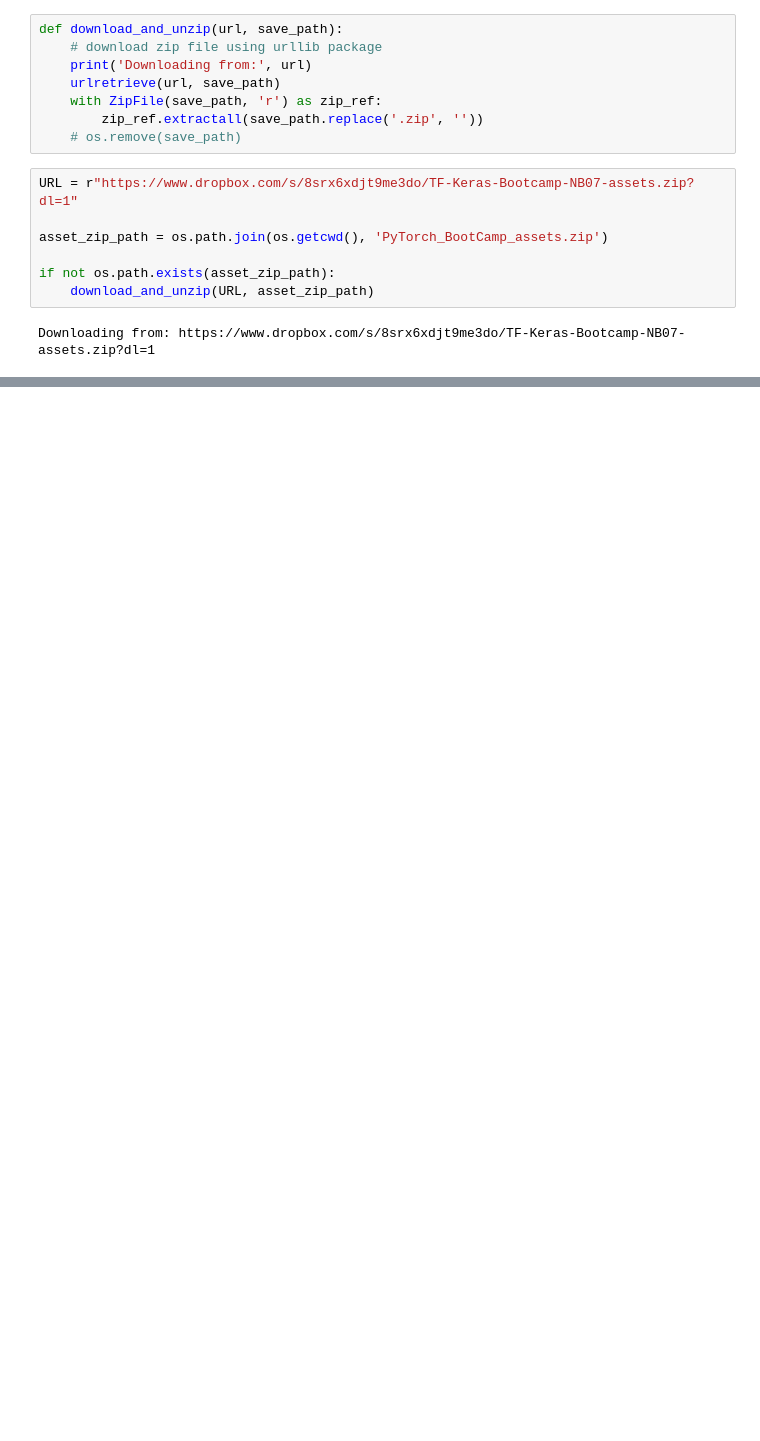
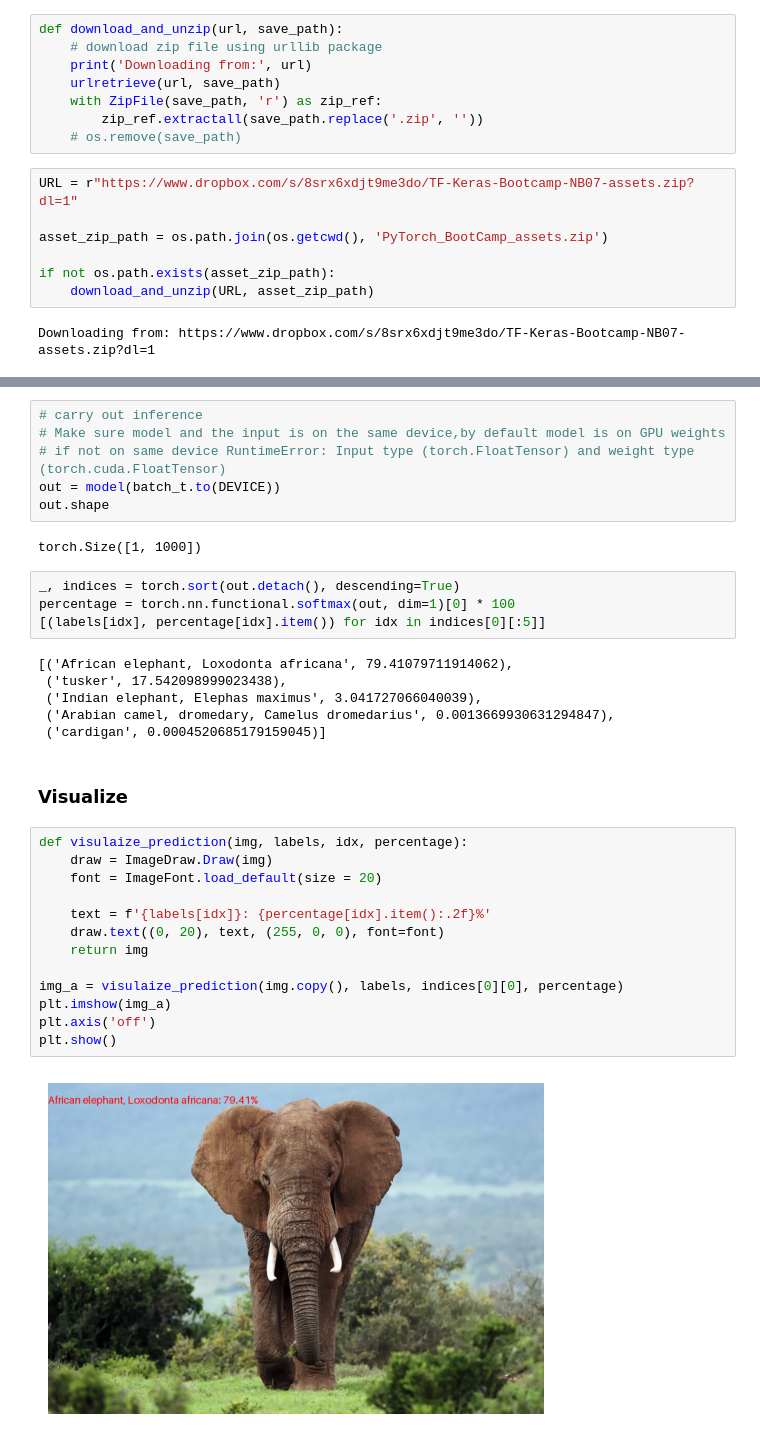
Before and after one commit to Jaiaaryan/CV_using_DL, a Jupyter notebook: 5_Pretrained_models.ipynb, the cells around one changed output, grey strips where cells are left out. Cells and saved outputs as stored; diff of their text form; blank space fills up the shorter version.

```diff
--- a/5_Pretrained_models.ipynb
+++ b/5_Pretrained_models.ipynb
@@ -37,0 +148,35 @@ Downloading from: https://www.dropbox.com/s/8srx6xdjt9me3do/TF-Keras-Bootcamp-NB
+# %%
+# carry out inference
+# Make sure model and the input is on the same device,by default model is on GPU weights
+# if not on same device RuntimeError: Input type (torch.FloatTensor) and weight type (torch.cuda.FloatTensor)
+out = model(batch_t.to(DEVICE))
+out.shape
+# %% [output]
+torch.Size([1, 1000])
+# %%
+_, indices = torch.sort(out.detach(), descending=True)
+percentage = torch.nn.functional.softmax(out, dim=1)[0] * 100
+[(labels[idx], percentage[idx].item()) for idx in indices[0][:5]]
+# %% [output]
+[('African elephant, Loxodonta africana', 79.41079711914062),
+ ('tusker', 17.542098999023438),
+ ('Indian elephant, Elephas maximus', 3.041727066040039),
+ ('Arabian camel, dromedary, Camelus dromedarius', 0.0013669930631294847),
+ ('cardigan', 0.0004520685179159045)]
+# %% [markdown]
+### Visualize
+# %%
+def visulaize_prediction(img, labels, idx, percentage):
+    draw = ImageDraw.Draw(img)
+    font = ImageFont.load_default(size = 20)
+
+    text = f'{labels[idx]}: {percentage[idx].item():.2f}%'
+    draw.text((0, 20), text, (255, 0, 0), font=font)
+    return img
+
+img_a = visulaize_prediction(img.copy(), labels, indices[0][0], percentage)
+plt.imshow(img_a)
+plt.axis('off')
+plt.show()
+# %% [output]
+[figure, added]
```
Also changed, not shown: parts of 18 cells of this notebook, 1 other file.
